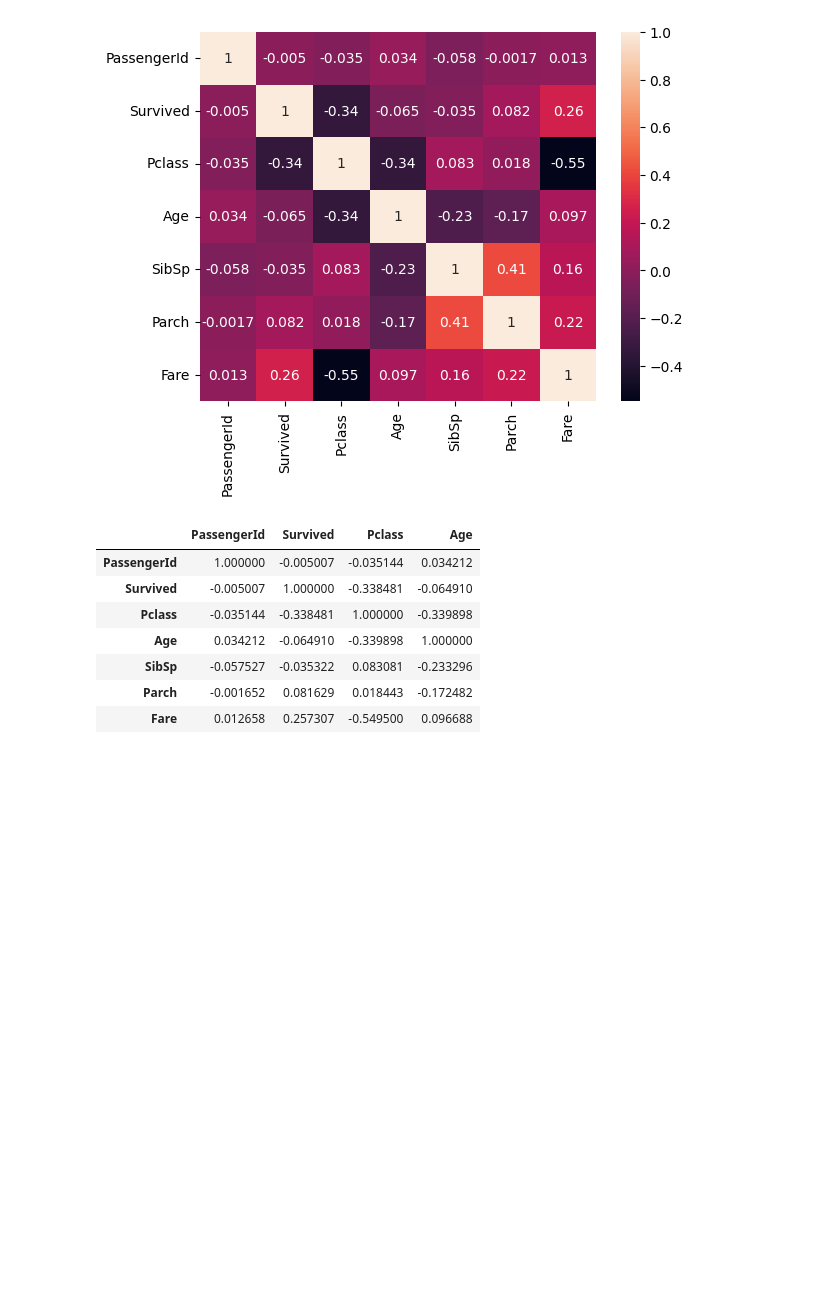
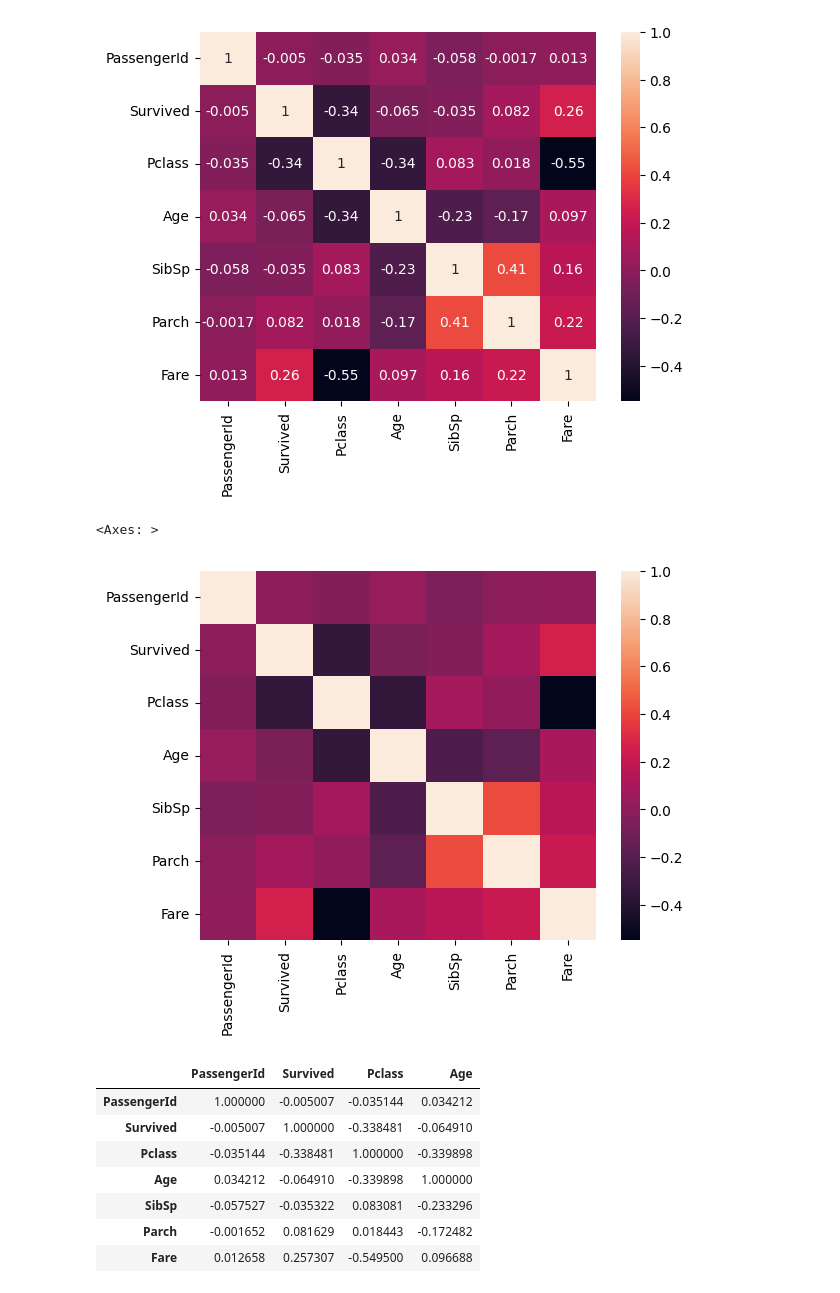
Before and after one commit to harish-AK/python, a Jupyter notebook: AIML/titanic.ipynb, the cells around one changed output. Saved outputs shown, nothing was run; the diff lists cells and outputs as text; code cells hidden in the pictures; blank space fills up the shorter version.

```diff
--- a/AIML/titanic.ipynb
+++ b/AIML/titanic.ipynb
@@ -182,6 +195,11 @@ sns.heatmap(df_corr,annot=True)
 # %% [output]
 <Axes: >
 [figure]
+# %%
+sns.heatmap(df_corr)
+# %% [output]
+<Axes: >
+[figure, added]
 # %%
 #remove columns that are >0.9 and >-0.9
 df1=df_corr.drop(['SibSp','Parch','Fare'],axis=1) # axis=1 means columns
```
Also changed, not shown: parts of 11 cells of this notebook, 1 other file.
